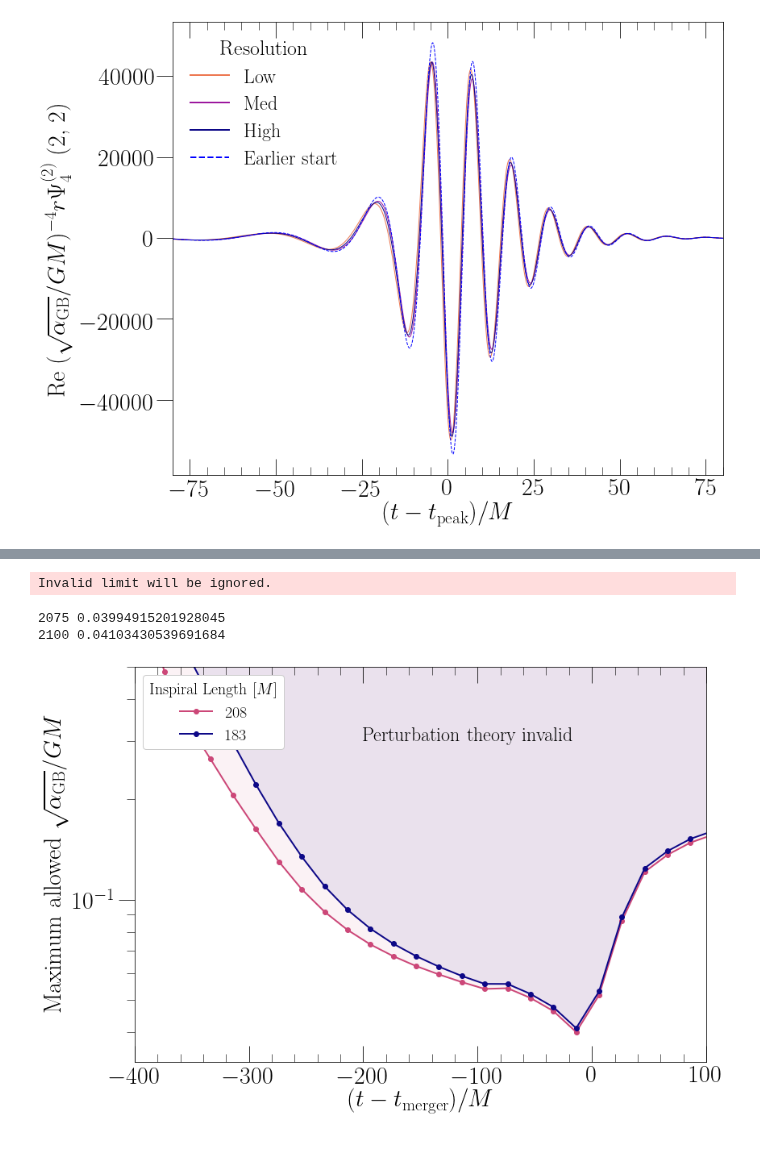
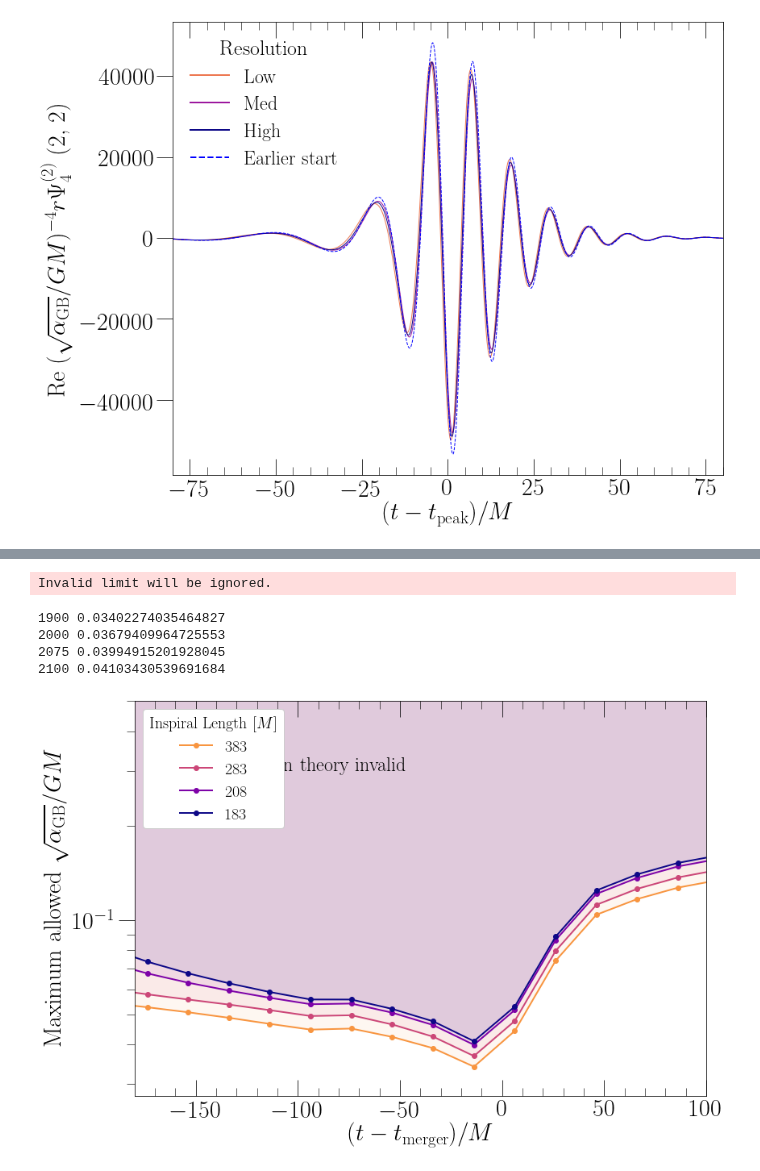
Before and after one commit to mariaokounkova/EDGB, a Jupyter notebook: GW150914/EDGB_GW.ipynb, the cells around one changed output, grey strips where cells are left out. Saved outputs shown, nothing was run; the diff lists cells and outputs as text; code cells hidden in the pictures.

```diff
--- a/GW150914/EDGB_GW.ipynb
+++ b/GW150914/EDGB_GW.ipynb
@@ -811,6 +813,7 @@ def PlotValidity(figname):
     figname = 'Validity'
 
     start_arr = ['2075','2100']
+    label_arr = ['Earlier start', 'Later start']
     ramp = 250 ## ramp length
 
     cmap = matplotlib.cm.get_cmap('plasma')
@@ -818,42 +821,44 @@ def PlotValidity(figname):
 
     f, ax = plt.subplots(1, figsize=(12,8))
 
-    for start, color in zip(start_arr, colors):
+    for start, label, color in zip(start_arr, labelcolors):
 
         time, data = GethPsi4Mode(ev_dir(start, lev=0), radius=-1)
         ## Let's calculate the length until the merger time
         t_peak = GetPeakTimeMode(time, data)
         length = t_merger - float(start) - ramp
 
         time, eps = ComputeEpsilon(ev_dir(start))
         # Cut the time so only considering dCS effects
         time, eps = CutTimes(time, eps, -400, 200)
         print (start, min(eps))
         ax.plot(time, eps, '-o', color = color, label='%.d' % length, lw=2.0)
 
         ax.fill_between(time, eps, 2.0, color=color,alpha=0.07)
 
 
     legend = ax.legend(fontsize=20, loc='upper left', frameon=True, framealpha = 1.0, ncol=1, \
               title='Inspiral Length $[M]$')
     plt.setp(legend.get_title(),fontsize=20)
     ax.set_yscale('log')
-    ax.text(-200, 0.3, 'Perturbation theory invalid', fontsize=24, color='black')
+    ax.text(-150, 0.3, 'Perturbation theory invalid', fontsize=24, color='black')
     ax.set_xlabel('$(t - t_\mathrm{merger})/M$', fontsize=30)
     ax.set_ylabel(r'Maximum  allowed $\sqrt{\alpha_\mathrm{GB}}/GM$', fontsize=30)
-    ax.set_xlim(-400, 100)
+    ax.set_xlim(-180, 100)
     ax.set_ylim(0.0, 0.5)
     plt.tight_layout()
     plt.savefig(figname + '.pdf')
     plt.show()
 
 
 PlotValidity('Validity.pdf')
 # %% [output]
 Invalid limit will be ignored.
+1900 0.03402274035464827
+2000 0.03679409964725553
 2075 0.03994915201928045
 2100 0.04103430539691684
-[figure, old version]
+[figure, new version]
 # %%
 ## QNM perturbation theory results
 
```
Also changed, not shown: parts of 9 cells of this notebook.
